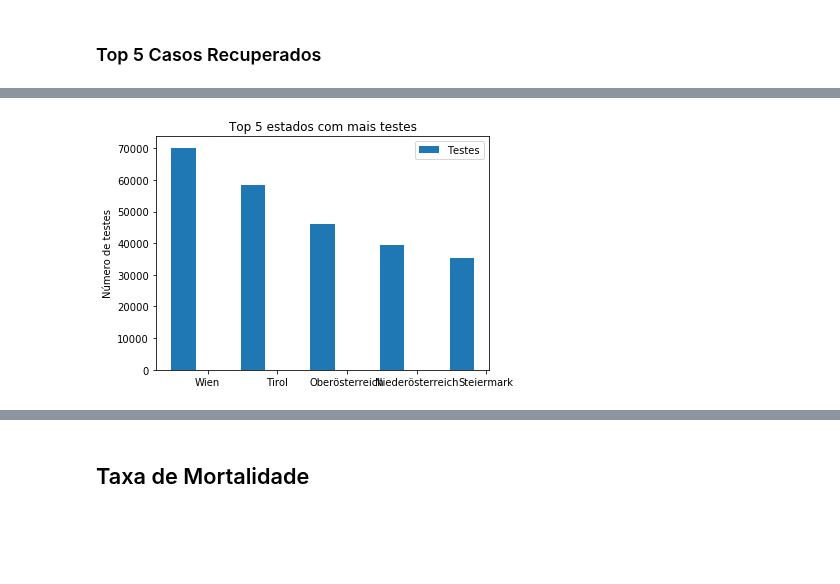
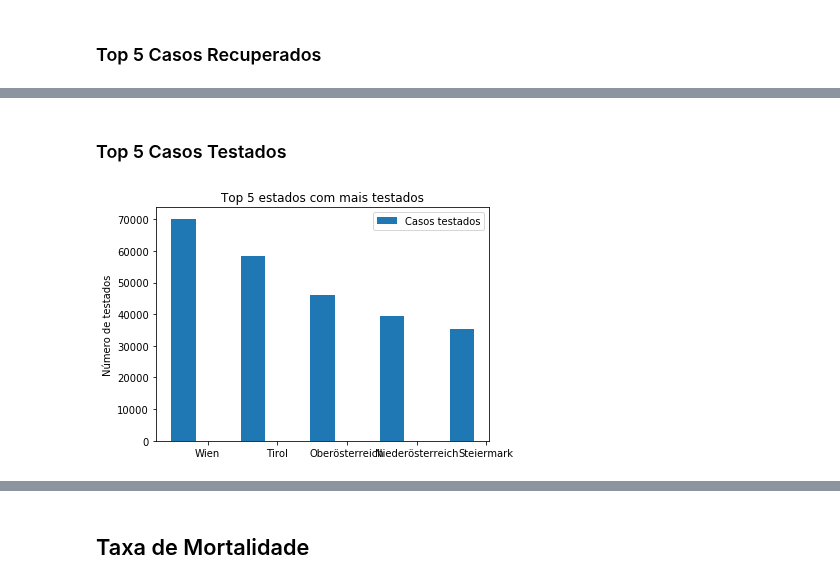
Before and after one commit to MarcelodeFreitas/Epidemiology, a Jupyter notebook: Study Cases/AUSTRIA/COVID-19_Austria_statistics.ipynb, the cells around one changed output, grey strips where cells are left out. Cells and saved outputs as stored; diff of their text form; code cells hidden in the pictures; blank space fills up the shorter version.

```diff
--- a/Study Cases/AUSTRIA/COVID-19_Austria_statistics.ipynb
+++ b/Study Cases/AUSTRIA/COVID-19_Austria_statistics.ipynb
@@ -292,19 +311,21 @@ plt.show()
+# %% [markdown]
+### Top 5 Casos Testados
 # %%
-delta1 = [t[0]['Tests'],t[1]['Tests'],t[2]['Tests'],t[3]['Tests'],t[4]['Tests']]
-states = [t[0]['Name'],t[1]['Name'],t[2]['Name'],t[3]['Name'],t[4]['Name']]
+delta1 = [top5tests[0]['Tests'],top5tests[1]['Tests'],top5tests[2]['Tests'],top5tests[3]['Tests'],top5tests[4]['Tests']]
+states = [top5tests[0]['Name'],top5tests[1]['Name'],top5tests[2]['Name'],top5tests[3]['Name'],top5tests[4]['Name']]
 
 fig, ax = plt.subplots()
 index = np.arange(5)
 bar_width = 0.35
 
-rects1 = plt.bar(index, delta1, bar_width, label='Testes')
+rects1 = plt.bar(index, delta1, bar_width, label='Casos testados')
 
-plt.ylabel('Número de testes')
-plt.title('Top 5 estados com mais testes')
+plt.ylabel('Número de testados')
+plt.title('Top 5 estados com mais testados')
 plt.xticks(index + bar_width,states,)
 plt.legend()
 
 plt.tight_layout()
 plt.show()
 # %% [output]
-[figure, old version]
+[figure, new version]
```
Also changed, not shown: parts of 7 cells of this notebook.
